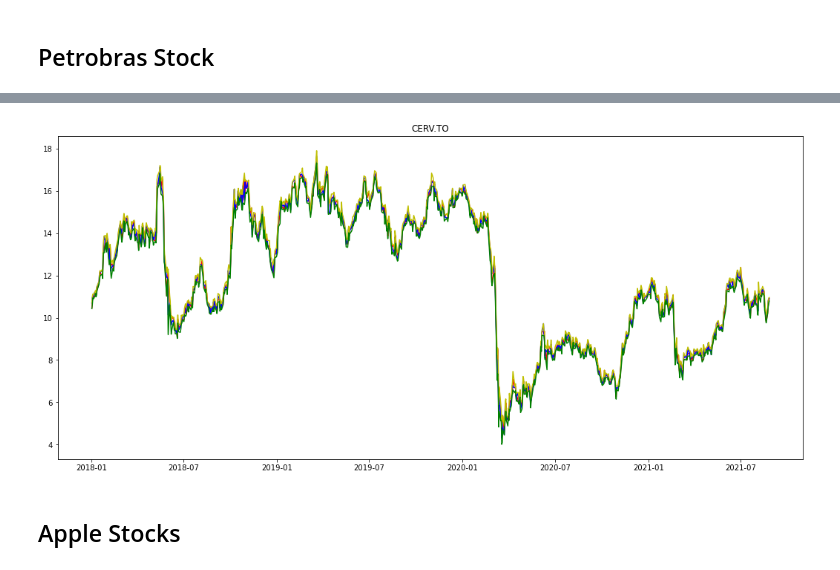
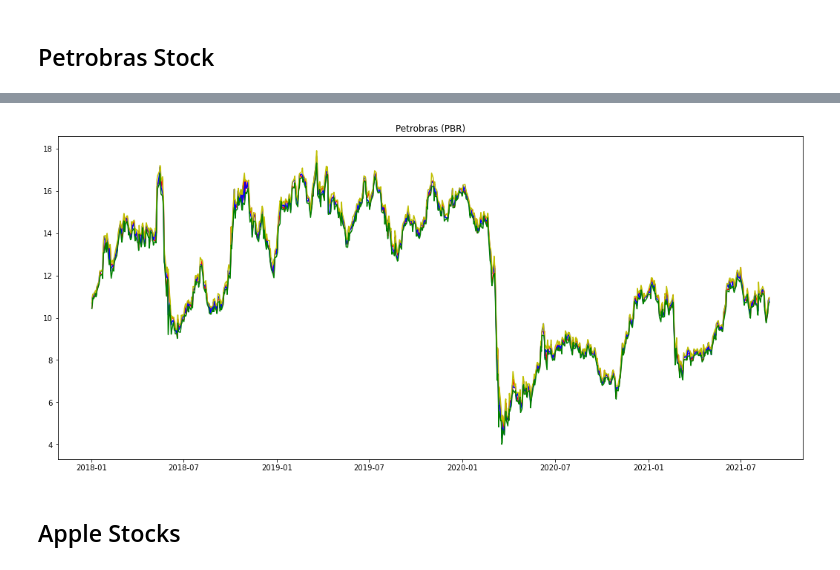
Before and after one commit to flaakira/Web_scraping, a Jupyter notebook: currency_stock/webscraping-currency-or-stock.ipynb, the cells around one changed output, grey strips where cells are left out. Drawn from its saved outputs; the diff is of its cells as text; code cells hidden in the pictures.

```diff
--- a/currency_stock/webscraping-currency-or-stock.ipynb
+++ b/currency_stock/webscraping-currency-or-stock.ipynb
@@ -38,13 +47,13 @@ stock_pbr = web.DataReader('PBR','yahoo', start, end).reset_index()
 # %%
 plt.figure(figsize=(18,8))
 plt.plot(stock_pbr['Date'], stock_pbr['Open'], color = 'r')
 plt.plot(stock_pbr['Date'], stock_pbr['Close'], color = 'b')
 plt.plot(stock_pbr['Date'], stock_pbr['High'], color = 'y')
 plt.plot(stock_pbr['Date'], stock_pbr['Low'], color = 'g')
-plt.title('CERV.TO')
+plt.title('Petrobras (PBR)')
 plt.show()
 # %% [output]
-[figure, old version]
+[figure, new version]
 # %% [markdown]
 ## Apple Stocks
 # %%
```
Also changed, not shown: parts of 9 cells of this notebook.
